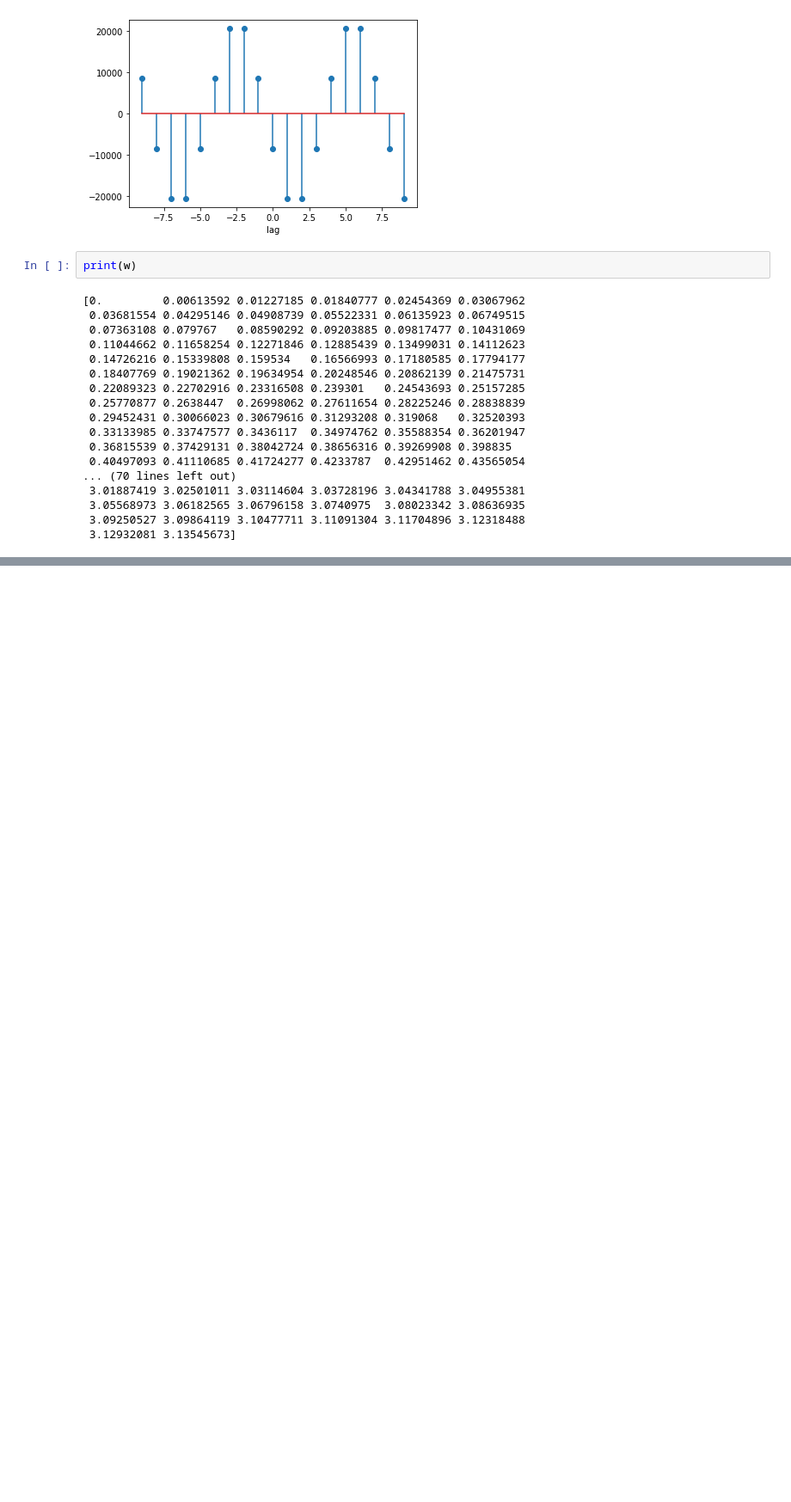
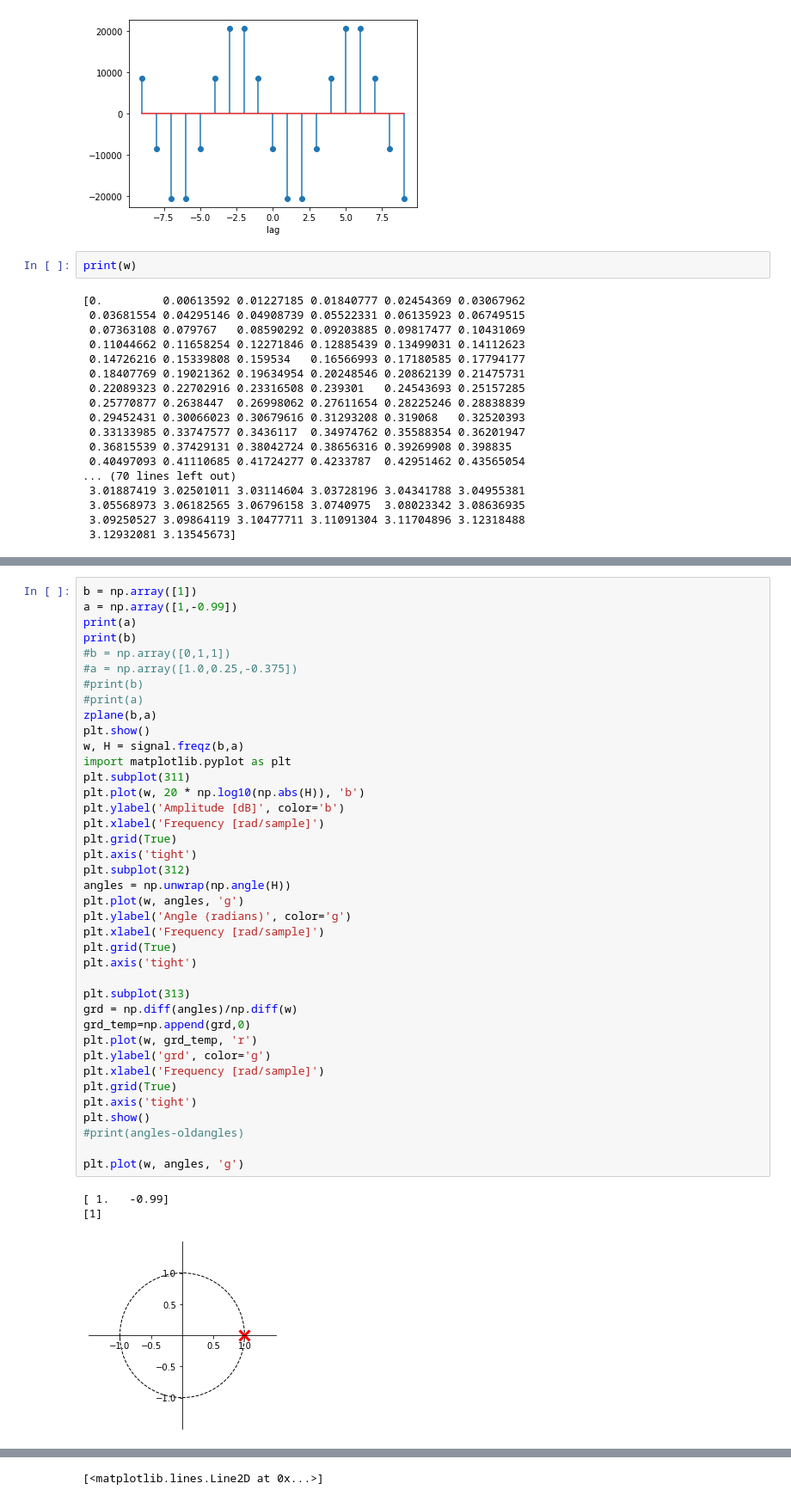
Before and after one commit to liletian/python, a Jupyter notebook: Z_signal_process.ipynb, the cells around one changed output, grey strips where cells are left out. Shown at 86% size. Saved outputs shown, nothing was run; the diff lists cells and outputs as text; blank space fills up the shorter version.

```diff
--- a/Z_signal_process.ipynb
+++ b/Z_signal_process.ipynb
@@ -352,0 +481,43 @@ print(w)
+# %%
+b = np.array([1])
+a = np.array([1,-0.99])
+print(a)
+print(b)
+#b = np.array([0,1,1])
+#a = np.array([1.0,0.25,-0.375])
+#print(b)
+#print(a)
+zplane(b,a)
+plt.show()
+w, H = signal.freqz(b,a)
+import matplotlib.pyplot as plt
+plt.subplot(311)
+plt.plot(w, 20 * np.log10(np.abs(H)), 'b')
+plt.ylabel('Amplitude [dB]', color='b')
+plt.xlabel('Frequency [rad/sample]')
+plt.grid(True)
+plt.axis('tight')
+plt.subplot(312)
+angles = np.unwrap(np.angle(H))
+plt.plot(w, angles, 'g')
+plt.ylabel('Angle (radians)', color='g')
+plt.xlabel('Frequency [rad/sample]')
+plt.grid(True)
+plt.axis('tight')
+
+plt.subplot(313)
+grd = np.diff(angles)/np.diff(w)
+grd_temp=np.append(grd,0)
+plt.plot(w, grd_temp, 'r')
+plt.ylabel('grd', color='g')
+plt.xlabel('Frequency [rad/sample]')
+plt.grid(True)
+plt.axis('tight')
+plt.show()
+#print(angles-oldangles)
+
+plt.plot(w, angles, 'g')
+# %% [output]
+[ 1.   -0.99]
+[1]
+[figure, added]
@@ -352,0 +525 @@ print(w)
+[<matplotlib.lines.Line2D at 0x...>]
```
Also changed, not shown: parts of 7 cells of this notebook.
